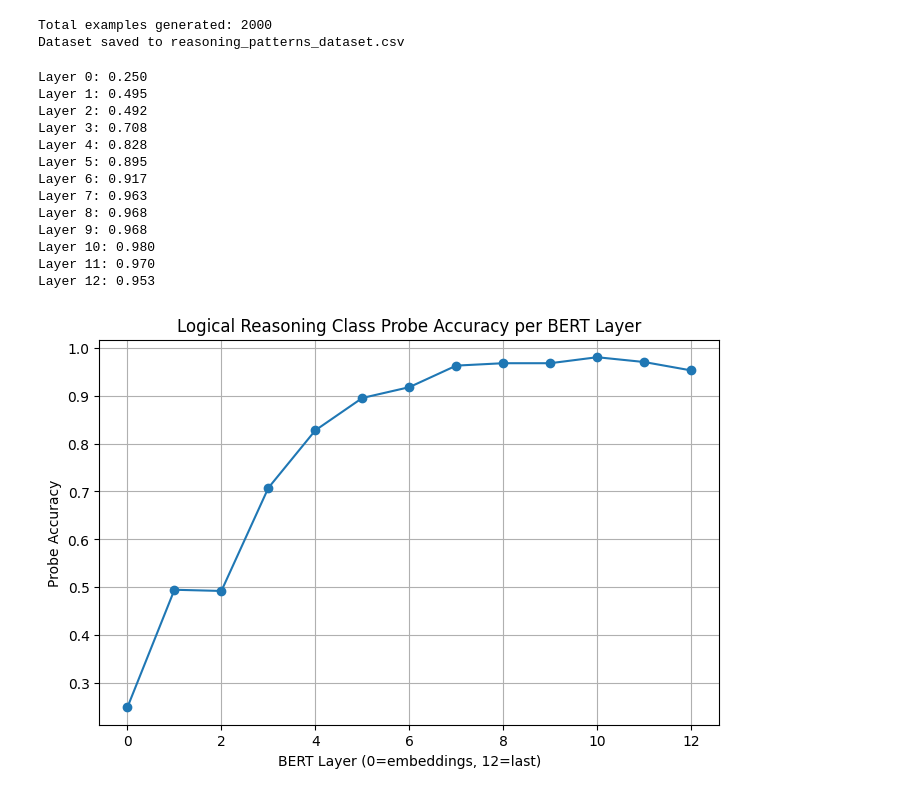
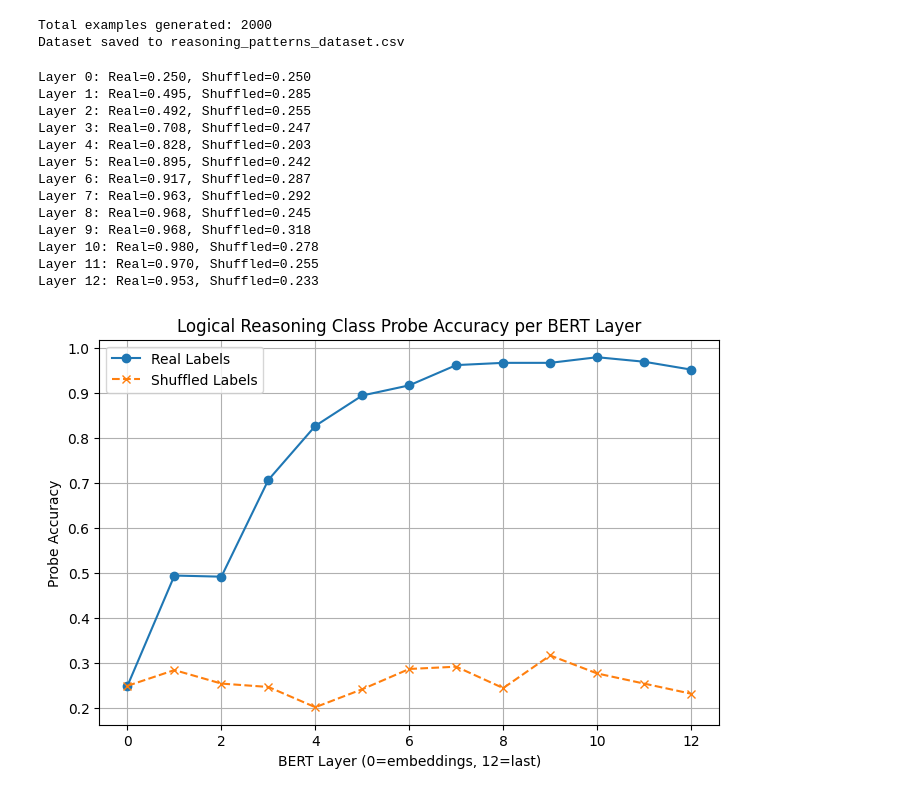
Before and after one commit to Ayush4775/ULLM_project, a Jupyter notebook: ULLM_proj.ipynb, the cells around one changed output. Drawn from its saved outputs; the diff is of its cells as text; code cells hidden in the pictures.

Commit message:
Added random shuffling and bag of words baseline comparison

```diff
--- a/ULLM_proj.ipynb
+++ b/ULLM_proj.ipynb
@@ -81,6 +81,7 @@ from sklearn.linear_model import LogisticRegression
 from sklearn.model_selection import train_test_split
 from sklearn.metrics import accuracy_score
 import matplotlib.pyplot as plt
+import numpy as np
 
 # ------------------------
 # 1. Load your dataset
@@ -107,53 +108,70 @@ def get_cls_embeddings(texts, batch_size=16):
         for i in range(0, len(texts), batch_size):
             batch = texts[i:i+batch_size]
             enc = tokenizer(batch, return_tensors="pt", padding=True, truncation=True).to(device)
             outputs = model(**enc)
             hidden_states = outputs.hidden_states  # tuple of (13, batch, seq_len, hidden_dim)
 
             for layer_i, layer_hidden in enumerate(hidden_states):
                 cls_vecs = layer_hidden[:, 0, :].cpu().numpy()
                 all_layers[layer_i].extend(cls_vecs)
 
     return [torch.tensor(layer) for layer in all_layers]
 
 all_layer_embeddings = get_cls_embeddings(texts)
 
 # ------------------------
-# 4. Train probes (logistic regression per layer)
+# 4. Train probes (real vs shuffled labels)
 # ------------------------
-results = []
+results_real = []
+results_shuffled = []
+
 for layer_i, X in enumerate(all_layer_embeddings):
+    X_np = X.numpy()
+
+    # Split dataset
     X_train, X_test, y_train, y_test = train_test_split(
-        X.numpy(), labels, test_size=0.2, random_state=42, stratify=labels
+        X_np, labels, test_size=0.2, random_state=42, stratify=labels
     )
-    clf = LogisticRegression(max_iter=2000)
-    clf.fit(X_train, y_train)
-    acc = accuracy_score(y_test, clf.predict(X_test))
-    results.append(acc)
-    print(f"Layer {layer_i}: {acc:.3f}")
+
+    # Logistic regression with real labels
+    clf_real = LogisticRegression(max_iter=2000)
+    clf_real.fit(X_train, y_train)
+    acc_real = accuracy_score(y_test, clf_real.predict(X_test))
+    results_real.append(acc_real)
+
+    # Logistic regression with shuffled labels
+    y_train_shuffled = np.random.permutation(y_train)  # shuffle training labels only
+    clf_shuf = LogisticRegression(max_iter=2000)
+    clf_shuf.fit(X_train, y_train_shuffled)
+    acc_shuf = accuracy_score(y_test, clf_shuf.predict(X_test))
+    results_shuffled.append(acc_shuf)
+
+    print(f"Layer {layer_i}: Real={acc_real:.3f}, Shuffled={acc_shuf:.3f}")
 
 # ------------------------
 # 5. Plot accuracy vs. layer
 # ------------------------
 plt.figure(figsize=(8, 5))
-plt.plot(range(13), results, marker="o")
+plt.plot(range(13), results_real, marker="o", label="Real Labels")
+plt.plot(range(13), results_shuffled, marker="x", linestyle="--", label="Shuffled Labels")
 plt.xlabel("BERT Layer (0=embeddings, 12=last)")
 plt.ylabel("Probe Accuracy")
 plt.title("Logical Reasoning Class Probe Accuracy per BERT Layer")
+plt.legend()
 plt.grid(True)
 plt.show()
 # %% [output]
-Layer 0: 0.250
-Layer 1: 0.495
-Layer 2: 0.492
-Layer 3: 0.708
-Layer 4: 0.828
-Layer 5: 0.895
-Layer 6: 0.917
-Layer 7: 0.963
-Layer 8: 0.968
-Layer 9: 0.968
-Layer 10: 0.980
-Layer 11: 0.970
-Layer 12: 0.953
+Layer 0: Real=0.250, Shuffled=0.250
+Layer 1: Real=0.495, Shuffled=0.285
+Layer 2: Real=0.492, Shuffled=0.255
+Layer 3: Real=0.708, Shuffled=0.247
+Layer 4: Real=0.828, Shuffled=0.203
+Layer 5: Real=0.895, Shuffled=0.242
+Layer 6: Real=0.917, Shuffled=0.287
+Layer 7: Real=0.963, Shuffled=0.292
+Layer 8: Real=0.968, Shuffled=0.245
+Layer 9: Real=0.968, Shuffled=0.318
+Layer 10: Real=0.980, Shuffled=0.278
+Layer 11: Real=0.970, Shuffled=0.255
+Layer 12: Real=0.953, Shuffled=0.233
-[figure, old version]
+[figure, new version]
```
Also changed, not shown: parts of 1 cell of this notebook.
